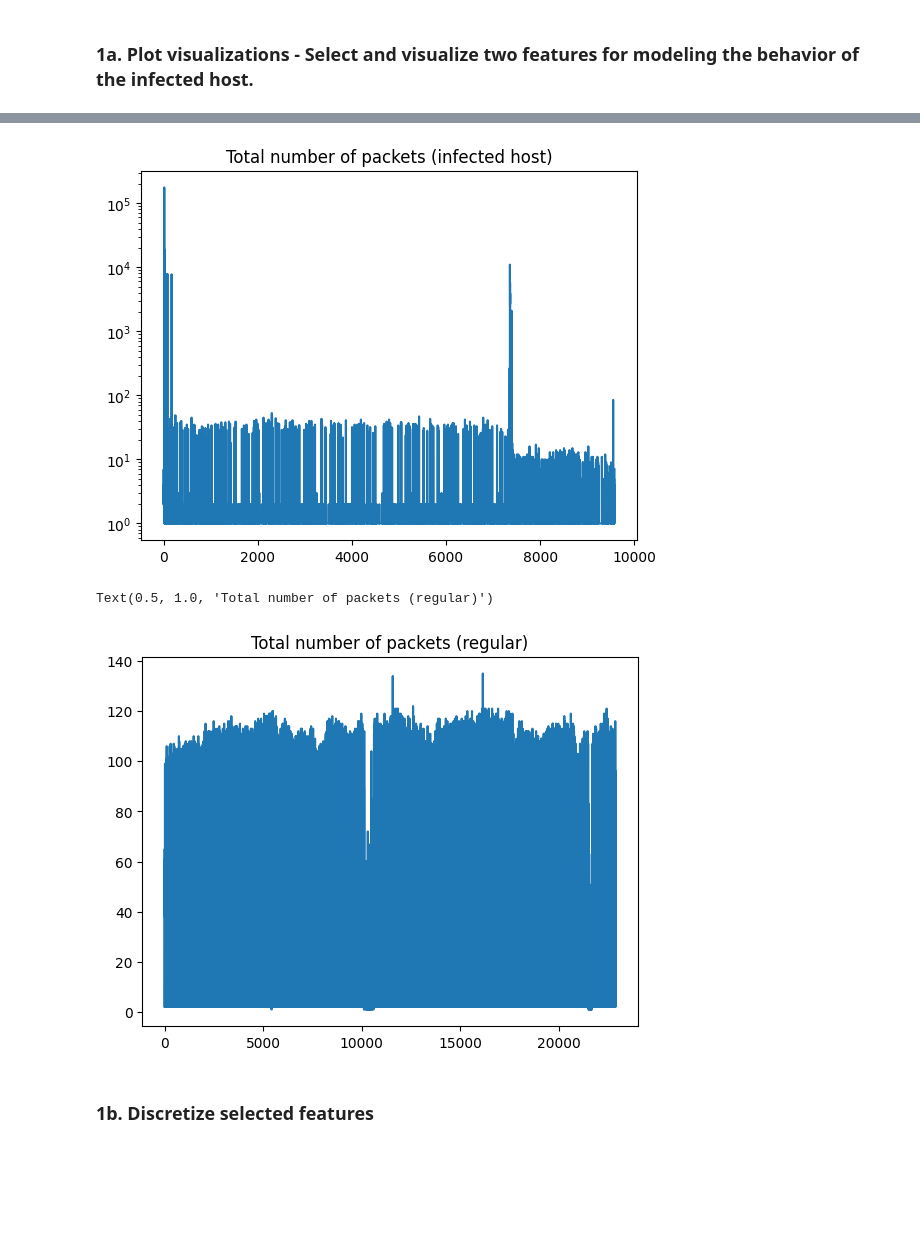
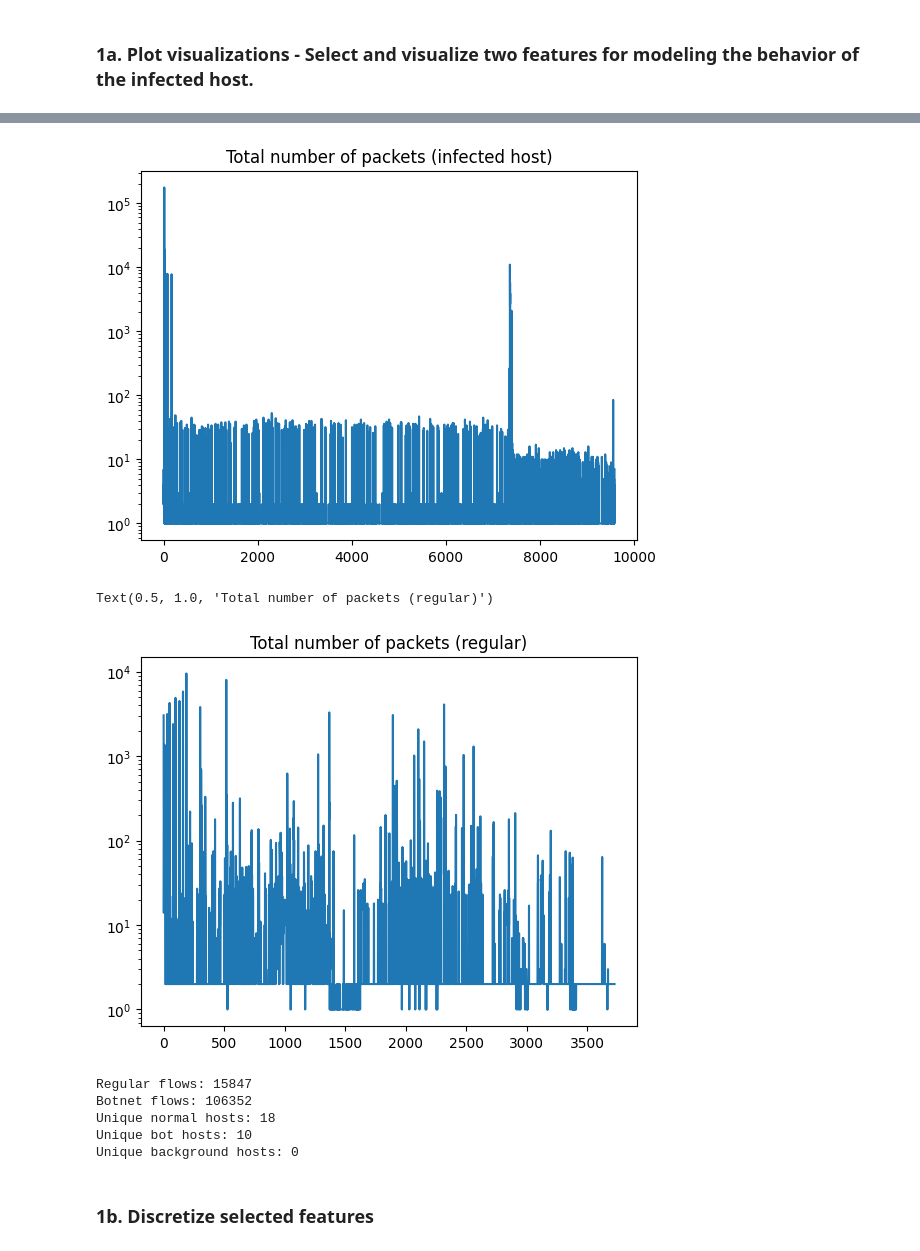
Before and after one commit to BigLob/CDA, a Jupyter notebook: Lab3_1.ipynb, the cells around one changed output, grey strips where cells are left out. Cells and saved outputs as stored; diff of their text form; code cells hidden in the pictures; blank space fills up the shorter version.

```diff
--- a/Lab3_1.ipynb
+++ b/Lab3_1.ipynb
@@ -55,3 +61,9 @@ non_infected = data[data["SrcAddr"] == "147.32.86.20"]
+# %%
+infected_host_ip, infected_host_ip2  = data[data['Label'].str.contains("Botnet")]["SrcAddr"].unique()[:2]
+regular_host_ip, regular_host_ip2  = data[data['Label'].str.contains("Normal")]["SrcAddr"].unique()[:2]
+
+infected_data = data[data["SrcAddr"] == infected_host_ip]
+non_infected = data[data["SrcAddr"] == regular_host_ip]
 # %%
 protocol = infected_data['Proto']
 total_packets = infected_data['TotPkts']
@@ -68,6 +80,6 @@ plt.semilogy(range(len(total_packets)), total_packets, label='infected')
 plt.title("Total number of packets (infected host)")
 
 plt.show()
-plt.plot(range(len(total_packets_normal)), total_packets_normal, label='regular')
+plt.semilogy(range(len(total_packets_normal)), total_packets_normal, label='regular')
 plt.title("Total number of packets (regular)")
 # %% [output]
@@ -75,3 +87,3 @@ plt.title("Total number of packets (regular)")
 [figure]
 Text(0.5, 1.0, 'Total number of packets (regular)')
-[figure, old version]
+[figure, new version]
@@ -78,3 +98,15 @@ Text(0.5, 1.0, 'Total number of packets (regular)')
+# %%
+print(f"Regular flows: {len(data[data['Label'].str.contains('normal')])}")
+print(f"Botnet flows: {len(data[data['Label'].str.contains('botnet')])}")
+print(f'Unique normal hosts: {len(data[data["Label"] == "normal"]["SrcAddr"].unique())}')
+print(f'Unique bot hosts: {len(data[data["Label"] == "botnet"]["SrcAddr"].unique())}')
+print(f'Unique background hosts: {len(data[data["Label"] == "background"]["SrcAddr"].unique())}')
+# %% [output]
+Regular flows: 15847
+Botnet flows: 106352
+Unique normal hosts: 18
+Unique bot hosts: 10
+Unique background hosts: 0
 # %% [markdown]
 ### 1b. Discretize selected features
 # %%
```
Also changed, not shown: parts of 37 cells of this notebook.
